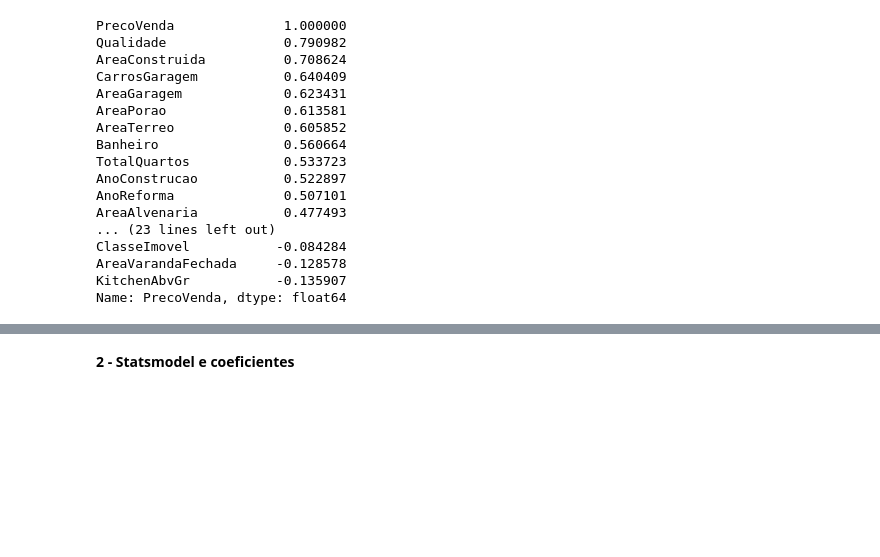
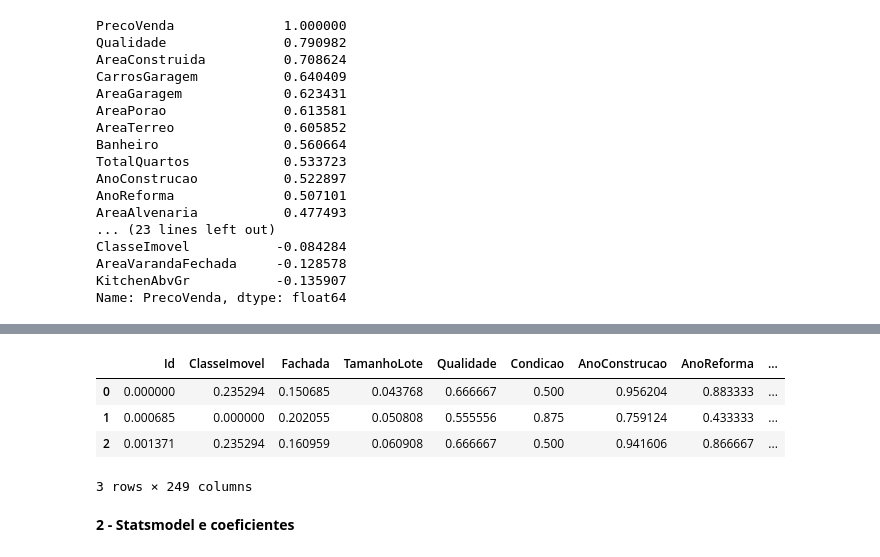
Before and after one commit to cairoegito/Previsao-de-alugueis-no-Quinto-Andar, a Jupyter notebook: Previsão_no_Quinto_Andar.ipynb, the cells around one changed output, grey strips where cells are left out. Saved outputs shown, nothing was run; the diff lists cells and outputs as text; code cells hidden in the pictures; blank space fills up the shorter version.

```diff
--- a/Previsão_no_Quinto_Andar.ipynb
+++ b/Previsão_no_Quinto_Andar.ipynb
@@ -307,0 +306,11 @@ df2 = df.drop(df[df["PrecoVenda"] > 350000].index)
+# %%
+# Calculando as distâncias interquartis
+q25_precovenda = df.PrecoVenda.quantile(0.25)
+q75_precovenda = df.PrecoVenda.quantile(0.75)
+iqr_precovenda = q75_precovenda-q25_precovenda
+# Excluindo registros para além de 1,5*IQR
+df2 = df[(df.PrecoVenda>=q25_precovenda-1.5*iqr_precovenda) & (df.PrecoVenda<=q25_precovenda+1.5*iqr_precovenda)]
+# Estatísticas finais da base
+print('Tamanho da base antes da exclusão de outliers: {}'.format(len(df)))
+print('Tamanho da base após a exclusão de outliers: {}'.format(len(df2)))
+print('Perda percentual de registros: {:.1f}%'.format((len(df)-len(df2))/len(df)*100))
@@ -319,3 +353,15 @@ df2.shape
+# %%
+# Transformando o resultado em um dataframe
+df3 = pd.DataFrame(minmax_sc.transform(df2),columns=df2.columns)
+
+# Mostrando o dataset resultante
+df3.head(3)
+# %% [output]
+|  | Id | ClasseImovel | Fachada | TamanhoLote | Qualidade | Condicao | AnoConstrucao | AnoReforma | ... |
+| 0 | 0.000000 | 0.235294 | 0.150685 | 0.043768 | 0.666667 | 0.500 | 0.956204 | 0.883333 | ... |
+| 1 | 0.000685 | 0.000000 | 0.202055 | 0.050808 | 0.555556 | 0.875 | 0.759124 | 0.433333 | ... |
+| 2 | 0.001371 | 0.235294 | 0.160959 | 0.060908 | 0.666667 | 0.500 | 0.941606 | 0.866667 | ... |
+3 rows × 249 columns
 # %% [markdown]
 **2 - Statsmodel e coeficientes**
 # %%
```
Also changed, not shown: parts of 16 cells of this notebook.
